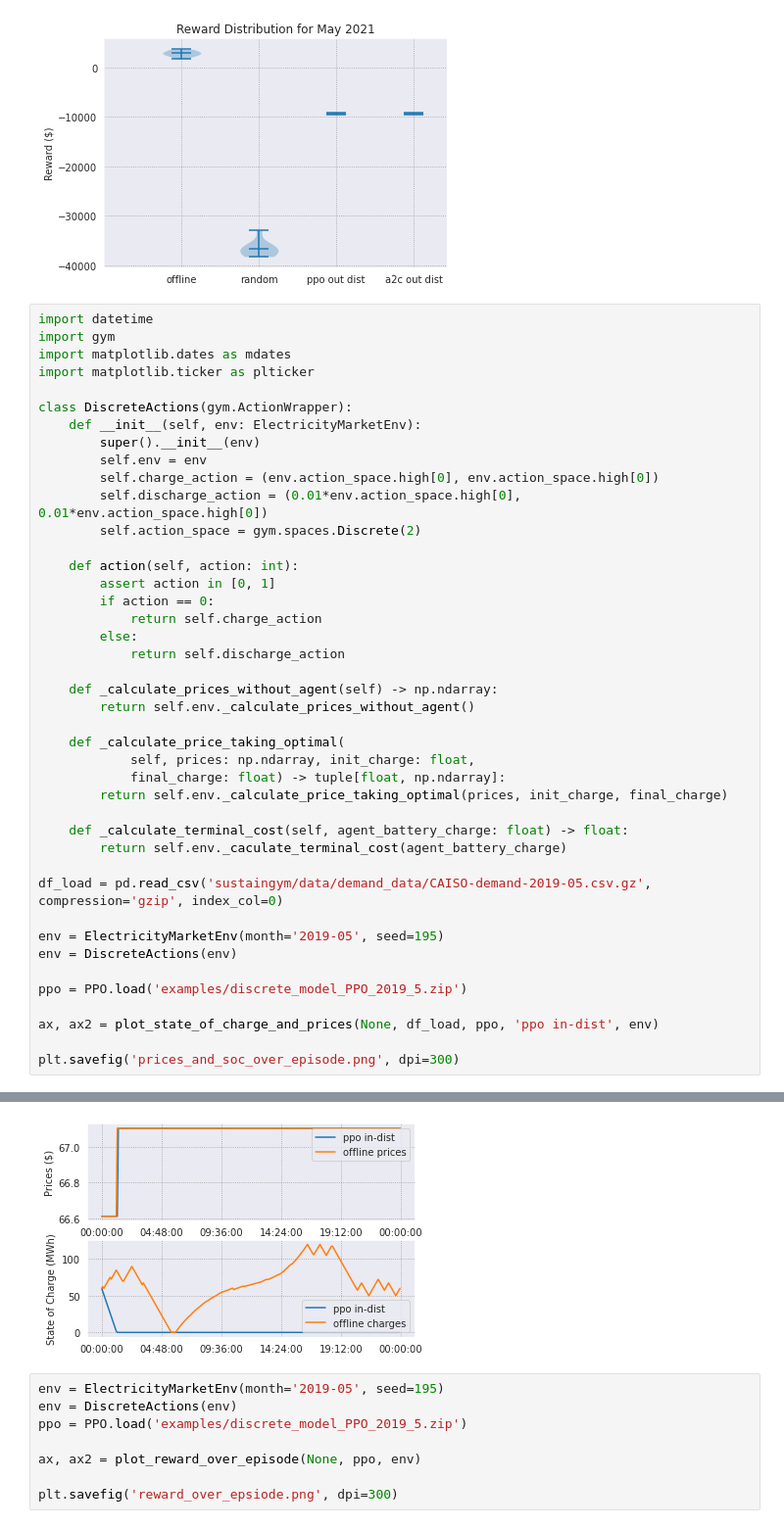
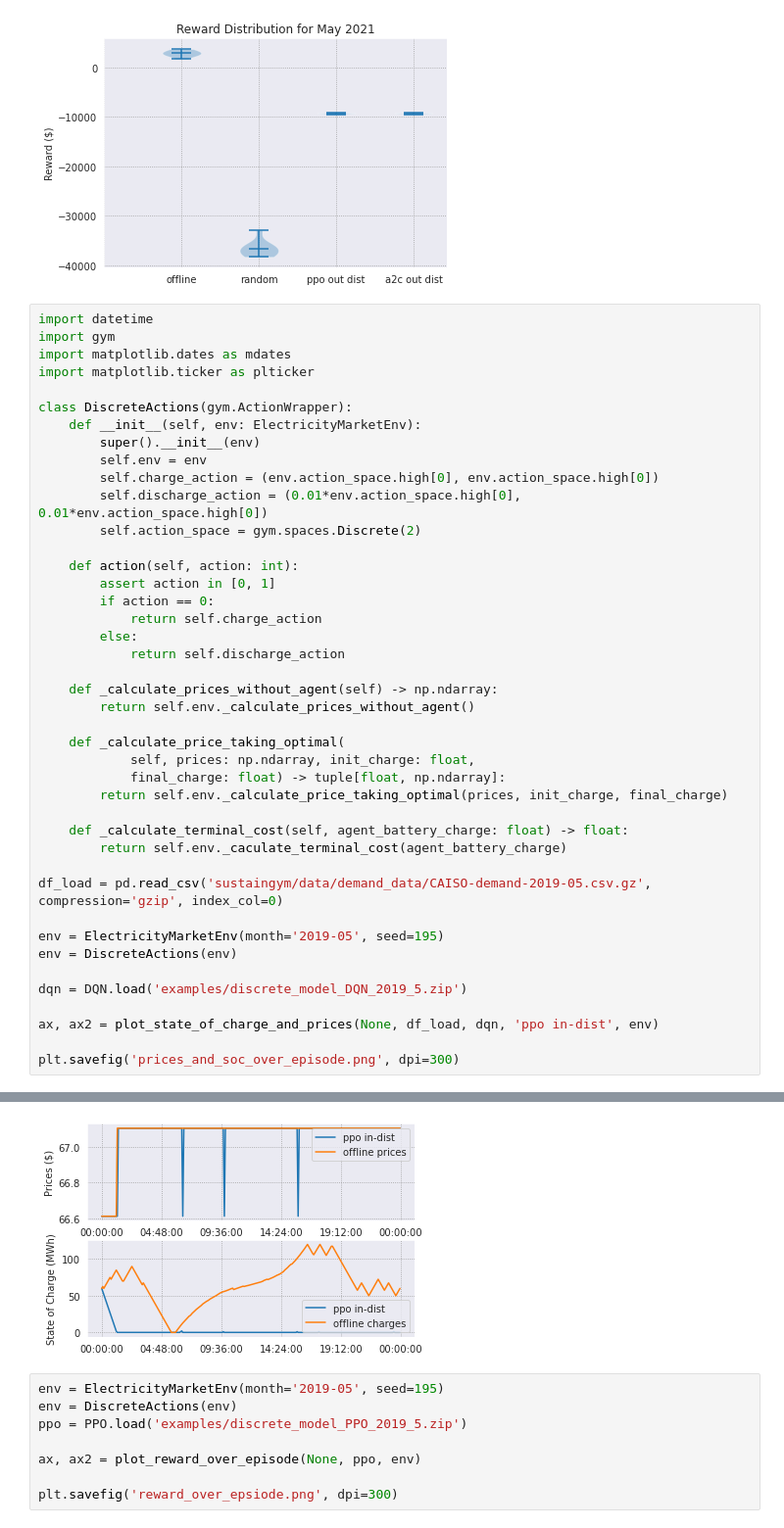
Before and after one commit to chrisyeh96/sustaingym, a Jupyter notebook: examples/model_analysis.ipynb, the cells around one changed output, grey strips where cells are left out. Shown at 98% size. Saved outputs shown, nothing was run; the diff lists cells and outputs as text.

Commit message:
ran dqn on discrete action space

```diff
--- a/examples/model_analysis.ipynb
+++ b/examples/model_analysis.ipynb
@@ -107,9 +107,9 @@ df_load = pd.read_csv('sustaingym/data/demand_data/CAISO-demand-2019-05.csv.gz',
 env = ElectricityMarketEnv(month='2019-05', seed=195)
 env = DiscreteActions(env)
 
-ppo = PPO.load('examples/discrete_model_PPO_2019_5.zip')
+dqn = DQN.load('examples/discrete_model_DQN_2019_5.zip')
 
-ax, ax2 = plot_state_of_charge_and_prices(None, df_load, ppo, 'ppo in-dist', env)
+ax, ax2 = plot_state_of_charge_and_prices(None, df_load, dqn, 'ppo in-dist', env)
 
 plt.savefig('prices_and_soc_over_episode.png', dpi=300)
 # %% [output]
@@ -116,4 +133,4 @@ plt.savefig('prices_and_soc_over_episode.png', dpi=300)
-[figure, old version]
+[figure, new version]
 # %%
 env = ElectricityMarketEnv(month='2019-05', seed=195)
 env = DiscreteActions(env)
```
Also changed, not shown: parts of 2 cells of this notebook, 3 other files.
